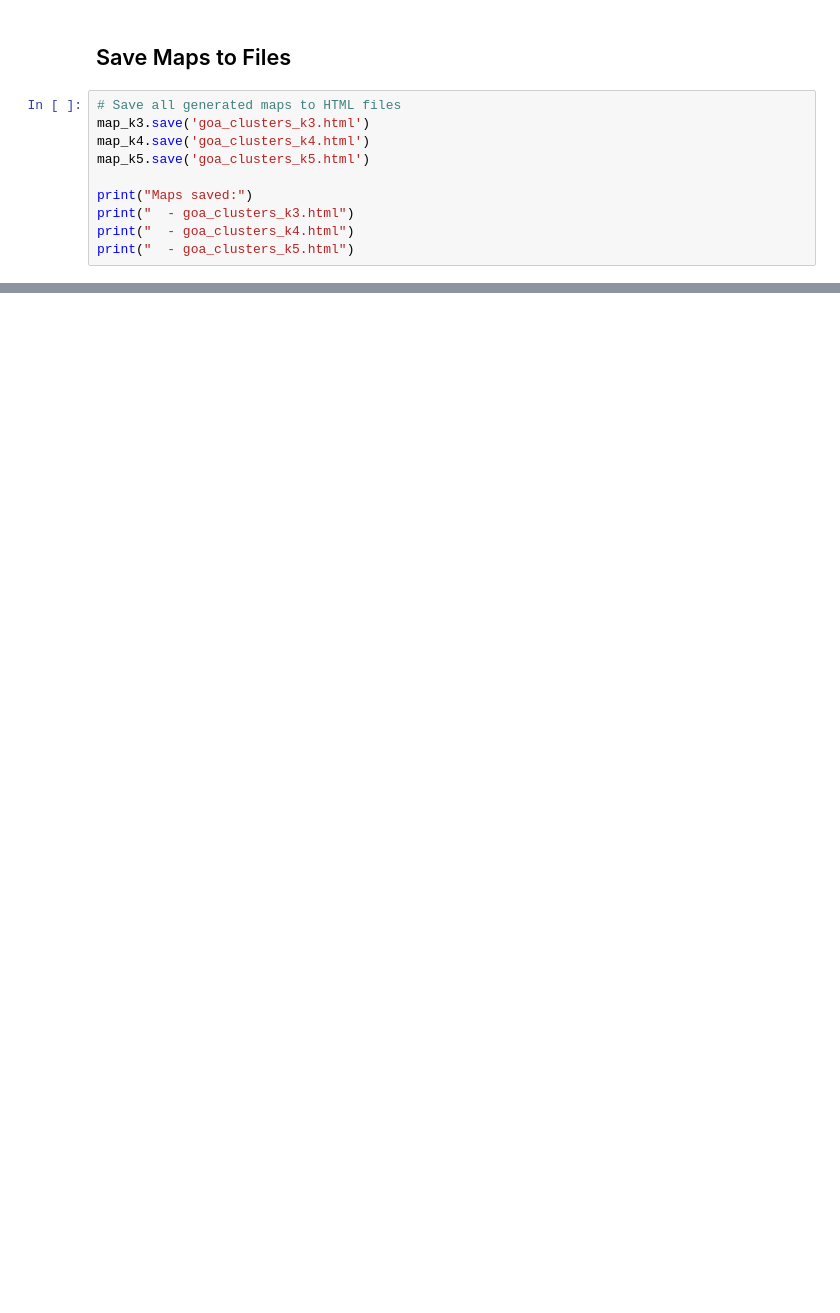
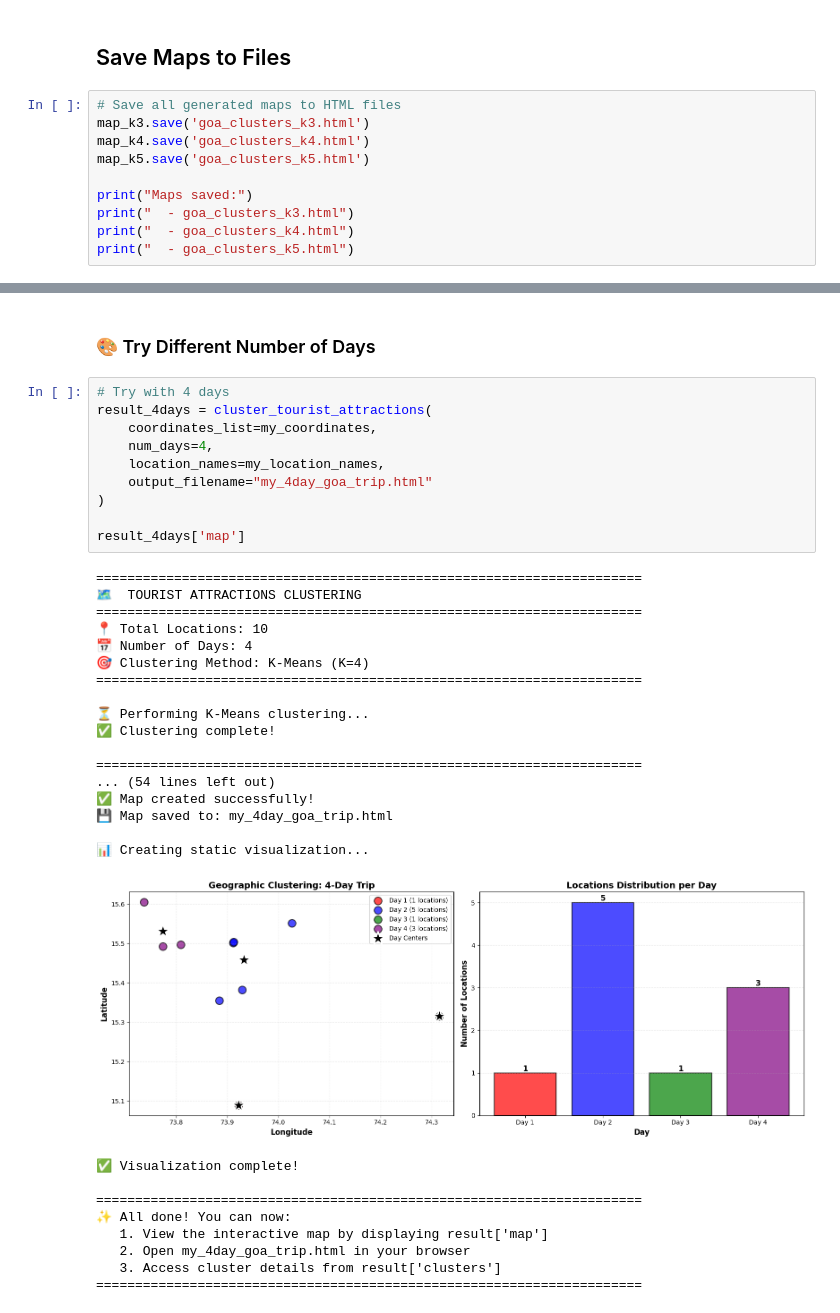
Before and after one commit to Maxwell-Fernandes/WanderWise-FYP, a Jupyter notebook: kmeans_clustering.ipynb, the cells around one changed output, grey strips where cells are left out. Saved outputs shown, nothing was run; the diff lists cells and outputs as text; blank space fills up the shorter version.

```diff
--- a/kmeans_clustering.ipynb
+++ b/kmeans_clustering.ipynb
@@ -417,0 +1062,39 @@ print("  - goa_clusters_k5.html")
+# %% [markdown]
+### 🎨 Try Different Number of Days
+# %%
+# Try with 4 days
+result_4days = cluster_tourist_attractions(
+    coordinates_list=my_coordinates,
+    num_days=4,
+    location_names=my_location_names,
+    output_filename="my_4day_goa_trip.html"
+)
+
+result_4days['map']
+# %% [output]
+======================================================================
+🗺️  TOURIST ATTRACTIONS CLUSTERING
+======================================================================
+📍 Total Locations: 10
+📅 Number of Days: 4
+🎯 Clustering Method: K-Means (K=4)
+======================================================================
+
+⏳ Performing K-Means clustering...
+✅ Clustering complete!
+
+======================================================================
+... (54 lines left out)
+✅ Map created successfully!
+💾 Map saved to: my_4day_goa_trip.html
+
+📊 Creating static visualization...
+[figure, added]
+✅ Visualization complete!
+
+======================================================================
+✨ All done! You can now:
+   1. View the interactive map by displaying result['map']
+   2. Open my_4day_goa_trip.html in your browser
+   3. Access cluster details from result['clusters']
+======================================================================
```
Also changed, not shown: parts of 28 cells of this notebook, 50 other files.
